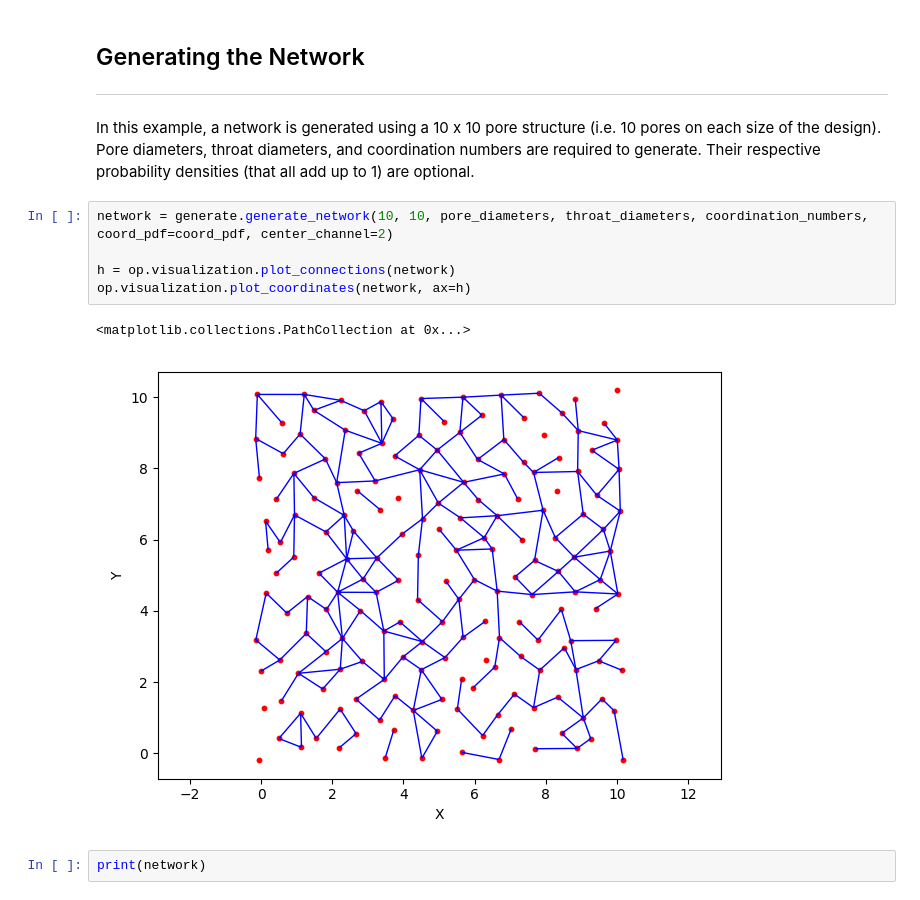
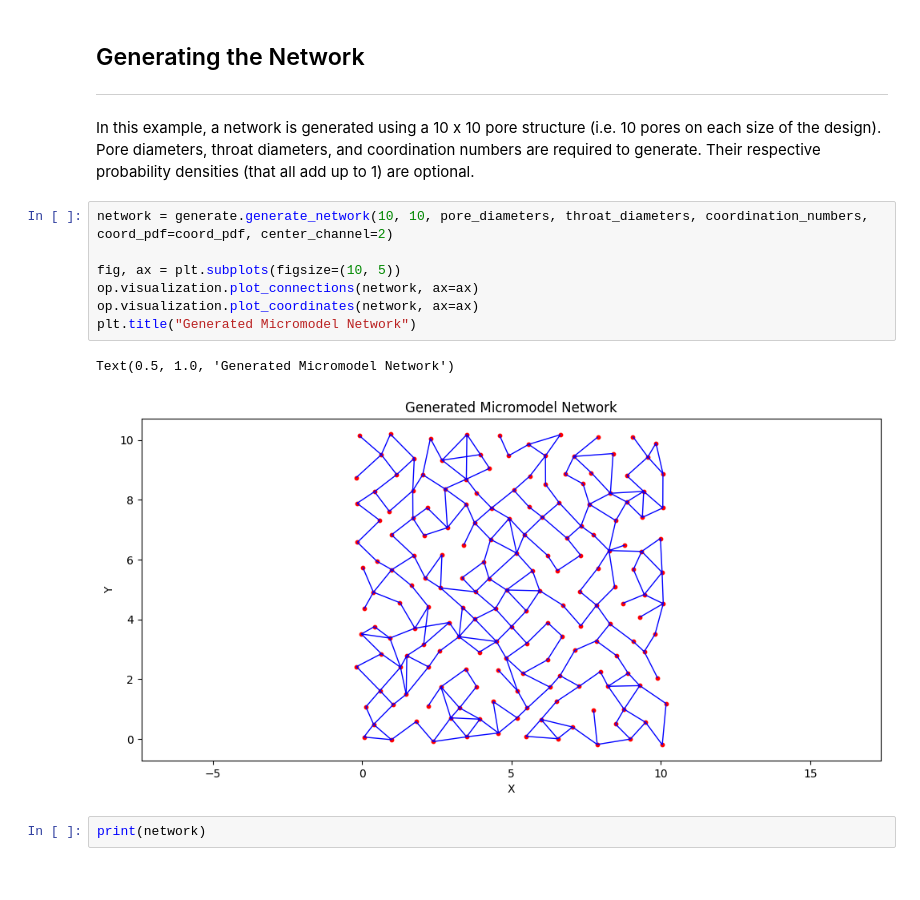
Before and after one commit to EMSL-Computing/Pore2Chip, a Jupyter notebook: examples/example_1_50x50_to_model.ipynb, the cells around one changed output. Saved outputs shown, nothing was run; the diff lists cells and outputs as text.

```diff
--- a/examples/example_1_50x50_to_model.ipynb
+++ b/examples/example_1_50x50_to_model.ipynb
@@ -138,11 +139,13 @@ In this example, a network is generated using a 10 x 10 pore structure (i.e. 10
 # %%
 network = generate.generate_network(10, 10, pore_diameters, throat_diameters, coordination_numbers, coord_pdf=coord_pdf, center_channel=2)
 
-h = op.visualization.plot_connections(network)
-op.visualization.plot_coordinates(network, ax=h)
+fig, ax = plt.subplots(figsize=(10, 5))
+op.visualization.plot_connections(network, ax=ax)
+op.visualization.plot_coordinates(network, ax=ax)
+plt.title("Generated Micromodel Network")
 # %% [output]
-<matplotlib.collections.PathCollection at 0x...>
+Text(0.5, 1.0, 'Generated Micromodel Network')
-[figure, old version]
+[figure, new version]
 # %%
 print(network)
 # %% [output]
```
Also changed, not shown: parts of 4 cells of this notebook, 9 other files.
